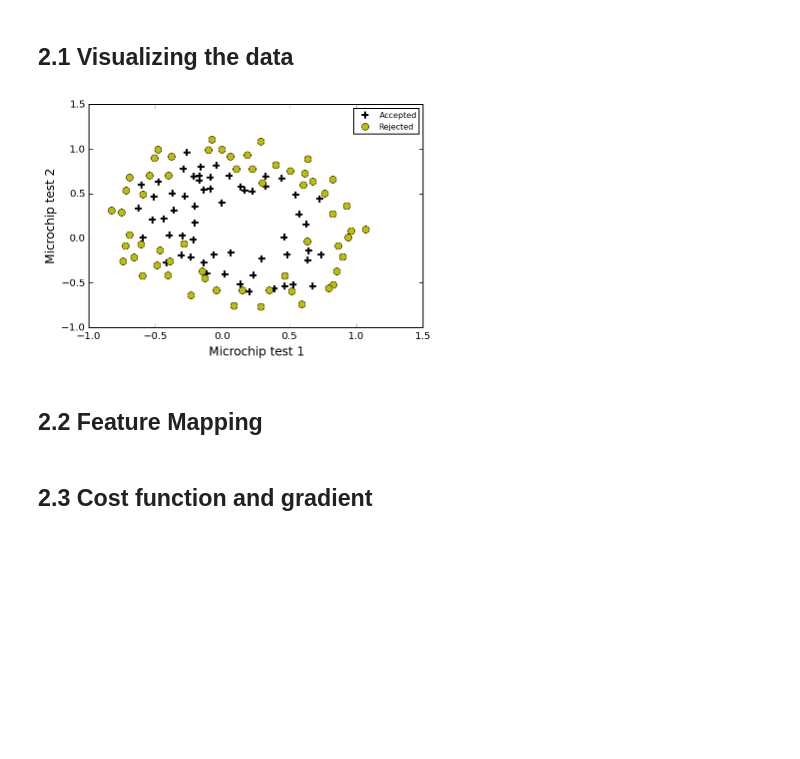
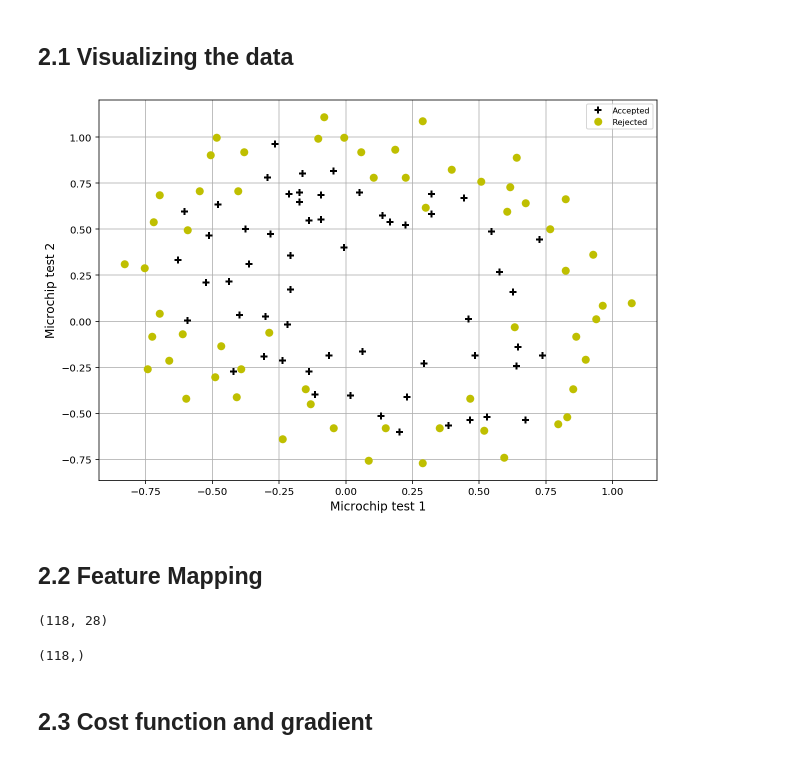
Before and after one commit to earny-joe/ML-Course-Solutions, a Jupyter notebook: ex2/ex2.ipynb, the cells around one changed output. Cells and saved outputs as stored; diff of their text form; code cells hidden in the pictures; blank space fills up the shorter version.

```diff
--- a/ex2/ex2.ipynb
+++ b/ex2/ex2.ipynb
@@ -257,16 +225,16 @@ Training Accuracy: 89.0
+# %%
+# divide positive classifications from null classifications
+pos = np.array([X[i] for i in range(X.shape[0]) if y[i] == 1])
+neg = np.array([X[i] for i in range(X.shape[0]) if y[i] == 0])
 # %%
-def plotData2(X, y):
-
-    # get indices of 1 and 0 y values
-    pos = y == 1
-    neg = y == 0
+def plotData2(pos, neg):
 
     # plot positive (i.e., accepted) points
-    plt.plot(X[pos,0], X[pos,1], '+', color='k', ms=7,
+    plt.plot(pos[:, 1], pos[:, 2], '+', color='k', ms=7,
              mew=2, label=r'Accepted')
 
     # plot negative (i.e., not accepted) points
-    plt.plot(X[neg,0], X[neg,1], 'o', color='y', ms=7,
+    plt.plot(neg[:, 1], neg[:, 2], 'o', color='y', ms=7,
             label=r'Rejected')
 
     # axes labels
@@ -275,3 +243,4 @@ def plotData2(X, y):
 
     # add legend
     plt.legend(loc='best', fontsize=8, numpoints=1)
+    plt.grid(True)
@@ -282,6 +247,7 @@ x, y = data[:,:2], data[:,2]
-# %%
-plotData2(x, y)
-# %% [output]
-[figure, removed]
+# %%
+plt.figure(figsize=(10, 7))
+plotData2(pos, neg)
+# %% [output]
+[figure, added]
 # %% [markdown]
 ## 2.2 Feature Mapping
@@ -298,6 +267,13 @@ def mapFeature(X1, X2, degrees=6):
 # %%
 # get full array of features
-X = mapFeature(x[:,0], x[:,1])
+X = mapFeature(X[:,1], X[:,2])
+X.shape
+# %% [output]
+(118, 28)
+# %%
+y.shape
+# %% [output]
+(118,)
 # %% [markdown]
 ## 2.3 Cost function and gradient
 # %%
```
Also changed, not shown: parts of 45 cells of this notebook.
